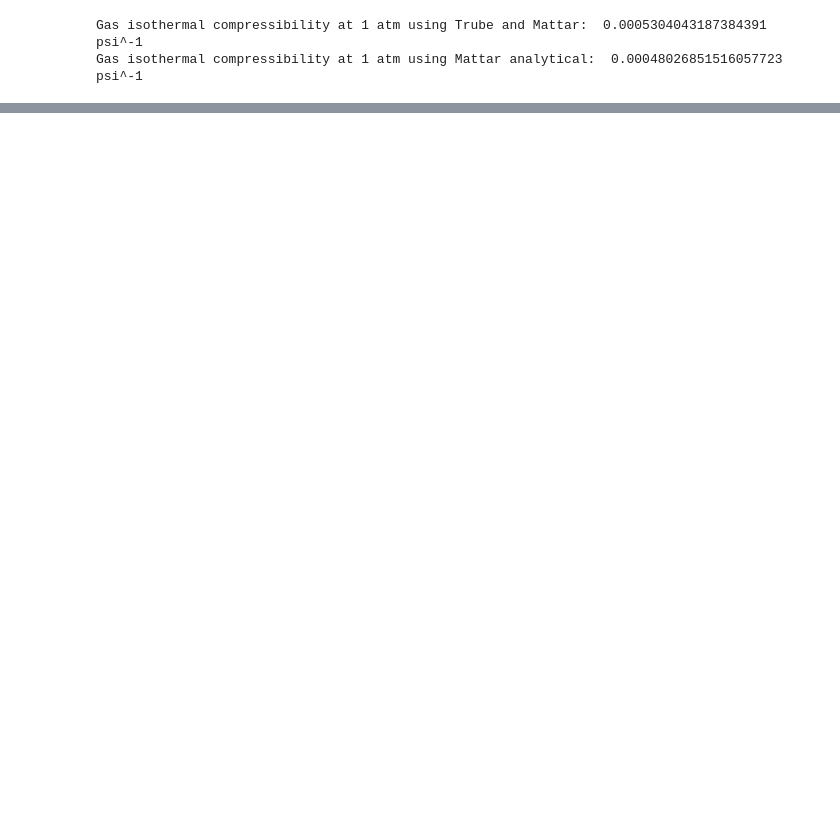
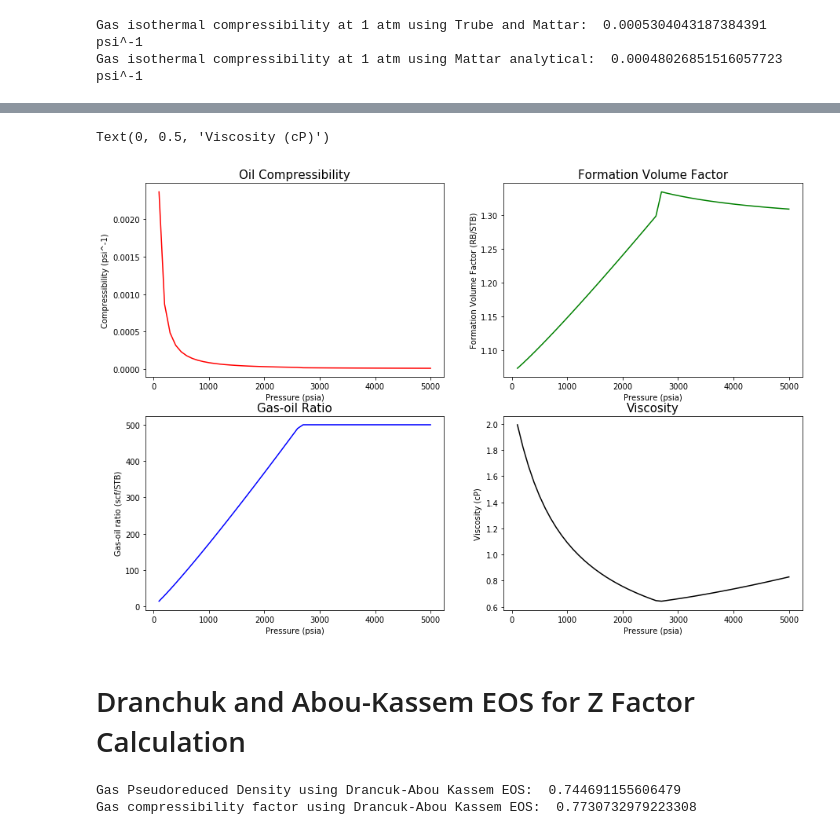
Before and after one commit to yohanesnuwara/reservoir-engineering, a Jupyter notebook: Unit 2 Review of Rock and Fluid Properties/notebook/2_practices.ipynb, the cells around one changed output, grey strips where cells are left out. Saved outputs shown, nothing was run; the diff lists cells and outputs as text; code cells hidden in the pictures; blank space fills up the shorter version.

```diff
--- a/Unit 2 Review of Rock and Fluid Properties/notebook/2_practices.ipynb
+++ b/Unit 2 Review of Rock and Fluid Properties/notebook/2_practices.ipynb
@@ -293,0 +365,18 @@ Gas isothermal compressibility at 1 atm using Mattar analytical:  0.000480268515
+# %%
+"Question 2. calculate gas-oil ratio (Rs)"
+
+# gas-oil ratio
+
+Rs_array = []
+
+for i in range(len(pressure2)):
+  if pressure2[i] < P_bubble:
+    Rsc = (pressure2[i]**c2) * c1 * sg2 * np.exp((c3 * api) / (temp2 + 459.67)) # gas-oil ratio at any pressure BELOW BUBBLEPOINT using Vazquez-Beggs
+    Rs = Rsc
+  if pressure2[i] >= P_bubble:
+    Rs = Rsb
+  Rs_array.append(float(Rs))
+
+Rs_df = pd.DataFrame({"pressure(psia)": pressure2, "Gas-oil ratio(scf/STB)": Rs_array})
+props = pd.merge(coil_df, Rs_df, on='pressure(psia)') # merge the result with previous dataframe
+props.head()
@@ -293,0 +483,52 @@ Gas isothermal compressibility at 1 atm using Mattar analytical:  0.000480268515
+# %%
+"Plotting Result"
+
+fig, ax = plt.subplots(2, 2, figsize=(15,10))
+
+ax[0, 0].plot(props[['pressure(psia)']], props[['compressibility(psi^-1)']], 'r') #row=0, col=0
+ax[0, 0].set_title('Oil Compressibility', size = 15)
+ax[0, 0].set_xlabel("Pressure (psia)")
+ax[0, 0].set_ylabel("Compressibility (psi^-1)")
+ax[1, 0].plot(props[['pressure(psia)']], props[['Gas-oil ratio(scf/STB)']], 'b') #row=1, col=0
+ax[1, 0].set_title('Gas-oil Ratio', size = 15)
+ax[1, 0].set_xlabel("Pressure (psia)")
+ax[1, 0].set_ylabel("Gas-oil ratio (scf/STB)")
+ax[0, 1].plot(props[['pressure(psia)']], props[['formation-volume-factor(RB/STB)']], 'g') #row=0, col=1
+ax[0, 1].set_title('Formation Volume Factor', size = 15)
+ax[0, 1].set_xlabel("Pressure (psia)")
+ax[0, 1].set_ylabel("Formation Volume Factor (RB/STB)")
+ax[1, 1].plot(props[['pressure(psia)']], props[['viscosity (cP)']], 'k') #row=1, col=1
+ax[1, 1].set_title('Viscosity', size = 15)
+ax[1, 1].set_xlabel("Pressure (psia)")
+ax[1, 1].set_ylabel("Viscosity (cP)")
+# %% [output]
+Text(0, 0.5, 'Viscosity (cP)')
+[figure, added]
+# %% [markdown]
+# Dranchuk and Abou-Kassem EOS for Z Factor Calculation
+# %%
+# T_pr, P_pr from Example 2.4 (run first, Example 2.4)
+
+from scipy.optimize import fsolve # non-linear solver
+
+a1 = 0.3265; a2 = -1.0700; a3 = -0.5339; a4 = 0.01569; a5 = -0.05165; a6 = 0.5475
+a7 = -0.7361; a8 = 0.1844; a9 = 0.1056; a10 = 0.6134; a11 = 0.7210
+
+def f(y):
+  rho_pr, z = y
+  c1 = a1 + (a2/T_pr) + (a3/(T_pr**3))+ (a4/(T_pr**4))+ (a5/(T_pr**5))
+  c2 = a6 + (a7/T_pr) + (a8/(T_pr**2))
+  c3 = a9*((a7/T_pr) + (a8/(T_pr**2)))
+  c4 = (a10)*(1+(a11*(rho_pr**2)))*((rho_pr**2)/(T_pr**3))*(np.exp(-a11*(rho_pr**2)))
+
+  f1 = z + (c3*(rho_pr**5)) - (c2*(rho_pr**2)) - (c1*(rho_pr**1)) - c4 - 1
+  f2 = rho_pr - ((0.27 * P_pr) / (z * T_pr))
+  return[f1, f2]
+
+solve = fsolve(f, [1, 1]) # initial guess
+
+print("Gas Pseudoreduced Density using Drancuk-Abou Kassem EOS: ",solve[0])
+print("Gas compressibility factor using Drancuk-Abou Kassem EOS: ",solve[1])
+# %% [output]
+Gas Pseudoreduced Density using Drancuk-Abou Kassem EOS:  0.744691155606479
+Gas compressibility factor using Drancuk-Abou Kassem EOS:  0.7730732979223308
```
Also changed, not shown: parts of 8 cells of this notebook.
